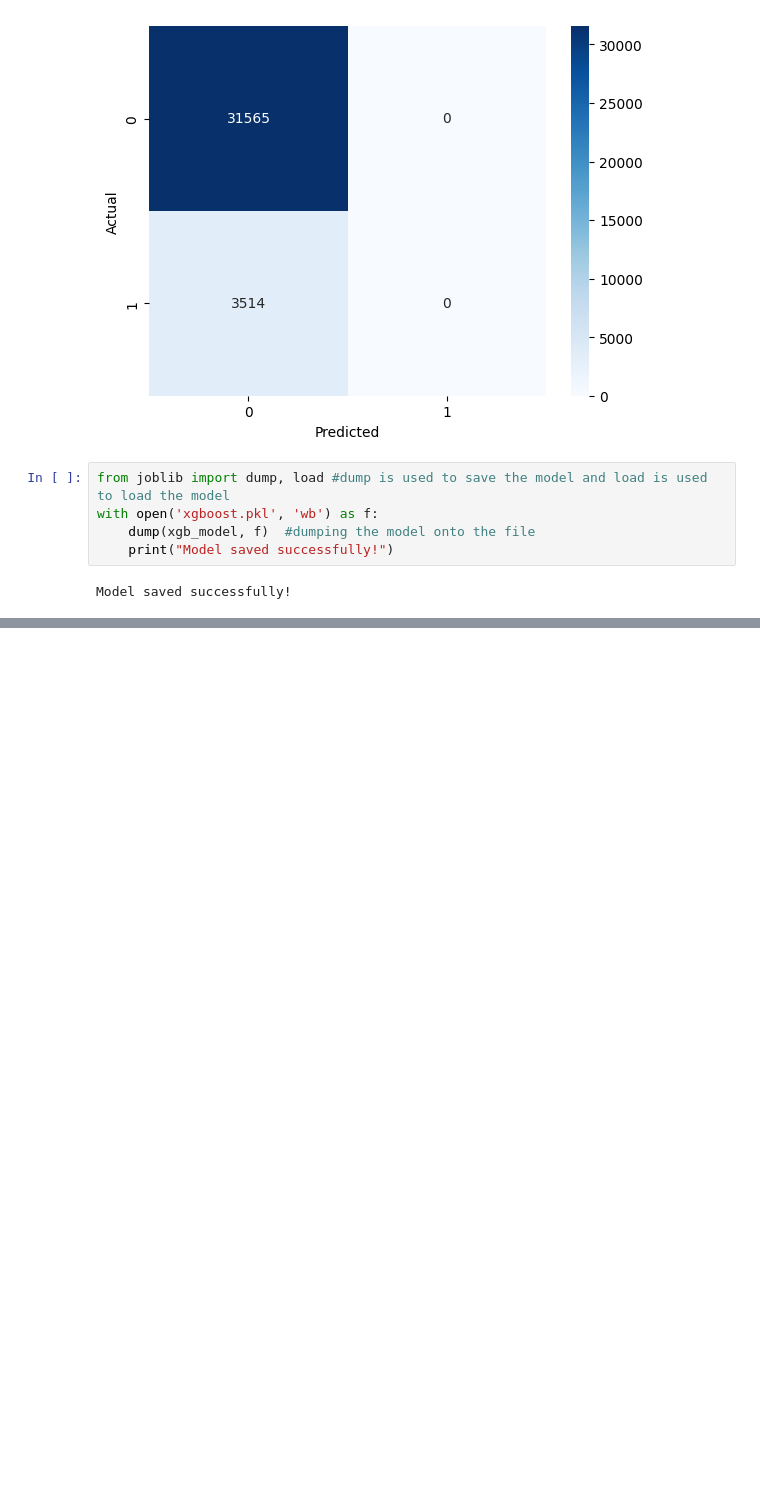
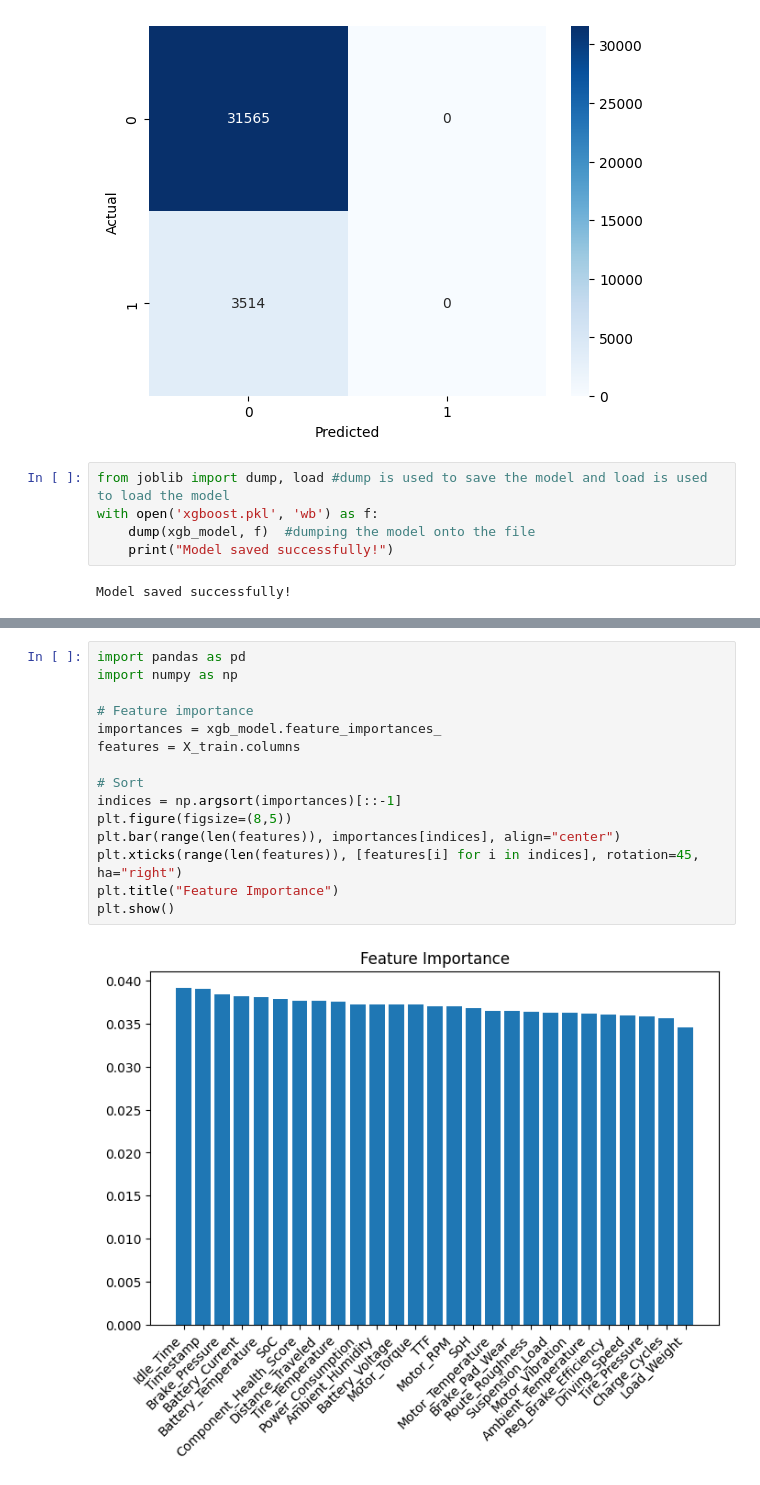
Before and after one commit to EktaAgarwal02/EV-IOT, a Jupyter notebook: EViot.ipynb, the cells around one changed output, grey strips where cells are left out. Cells and saved outputs as stored; diff of their text form; blank space fills up the shorter version.

```diff
--- a/EViot.ipynb
+++ b/EViot.ipynb
@@ -199,0 +223,17 @@ Model saved successfully!
+# %%
+import pandas as pd
+import numpy as np
+
+# Feature importance
+importances = xgb_model.feature_importances_
+features = X_train.columns
+
+# Sort
+indices = np.argsort(importances)[::-1]
+plt.figure(figsize=(8,5))
+plt.bar(range(len(features)), importances[indices], align="center")
+plt.xticks(range(len(features)), [features[i] for i in indices], rotation=45, ha="right")
+plt.title("Feature Importance")
+plt.show()
+# %% [output]
+[figure, added]
```
Also changed, not shown: parts of 9 cells of this notebook, 13 other files.
